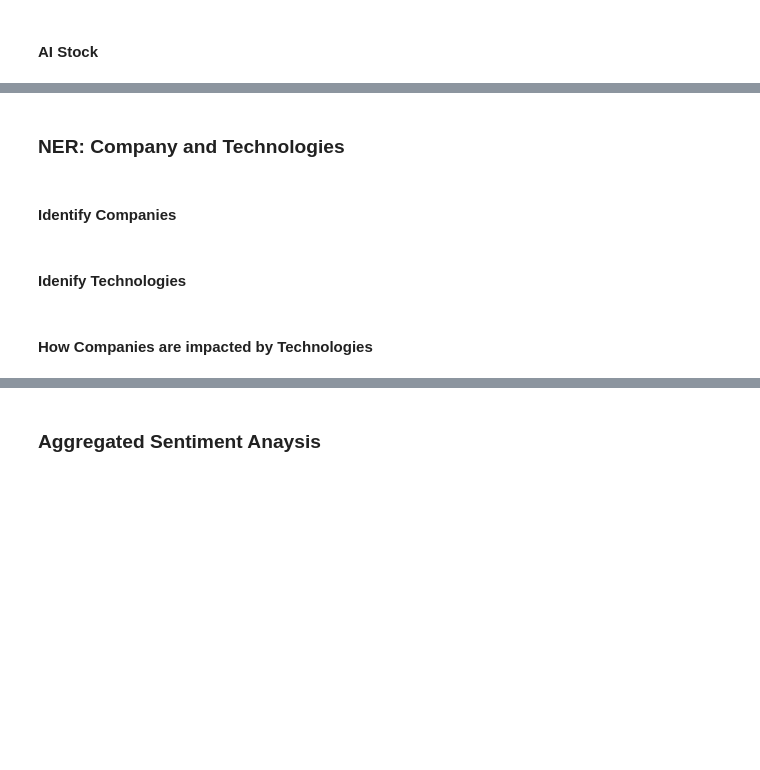
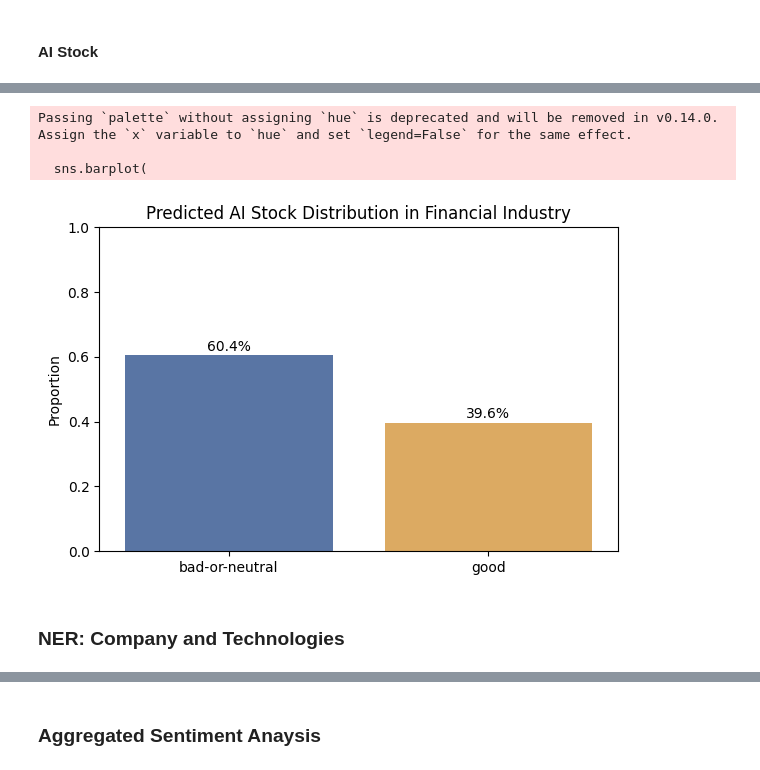
Before and after one commit to Yoki-SyZhang/NLP-How-AI-Impact-Industry, a Jupyter notebook: notebooks/03_Finance_Specific_Topic_and_Entity_Sentiment.ipynb, the cells around one changed output, grey strips where cells are left out. Saved outputs shown, nothing was run; the diff lists cells and outputs as text; code cells hidden in the pictures; blank space fills up the shorter version.

```diff
--- a/notebooks/03_Finance_Specific_Topic_and_Entity_Sentiment.ipynb
+++ b/notebooks/03_Finance_Specific_Topic_and_Entity_Sentiment.ipynb
@@ -479,0 +1559,16 @@ df_ai_impact_sample = pd.concat([
+# %%
+pred_output = trainer.predict(ai_stock_pred_dataset)
+logits = pred_output.predictions
+
+pred_ids = np.argmax(logits, axis=-1)
+probs = torch.softmax(torch.tensor(logits), dim=-1).numpy()
+
+# df_ai_stock_pred["pred_label_id"] = pred_ids
+df_ai_stock_pred["pred_label"] = [id2label[i] for i in pred_ids]
+df_ai_stock_pred["max_prob"] = probs.max(axis=1)
+
+for i, label_name in id2label.items():
+    df_ai_stock_pred[f"prob_{label_name}"] = probs[:, i]
+
+print(df_ai_stock_pred.shape)
+df_ai_stock_pred.head()
@@ -479,0 +1584,29 @@ df_ai_impact_sample = pd.concat([
+# %%
+import matplotlib.pyplot as plt
+import seaborn as sns
+
+dist = df_ai_stock_pred["pred_label"].value_counts(normalize=True)
+
+plt.figure(figsize=(6, 4))
+
+sns.barplot(
+    x=dist.index,
+    y=dist.values,
+    palette=["#4C72B0", "#F0AD4E", "#D9534F"]
+)
+
+plt.ylabel("Proportion")
+plt.xlabel("")
+plt.title("Predicted AI Stock Distribution in Financial Industry")
+plt.ylim(0, 1)
+
+for i, v in enumerate(dist.values):
+    plt.text(i, v + 0.015, f"{v:.1%}", ha="center", fontsize=10)
+
+plt.tight_layout()
+plt.show()
+# %% [output]
+Passing `palette` without assigning `hue` is deprecated and will be removed in v0.14.0. Assign the `x` variable to `hue` and set `legend=False` for the same effect.
+
+  sns.barplot(
+[figure, added]
@@ -480,8 +1615,2 @@ df_ai_impact_sample = pd.concat([
 # %% [markdown]
 ### NER: Company and Technologies
-# %% [markdown]
-#### Identify Companies
-# %% [markdown]
-#### Idenify Technologies
-# %% [markdown]
-#### How Companies are impacted by Technologies
```
Also changed, not shown: parts of 115 cells of this notebook, 8 other files.
